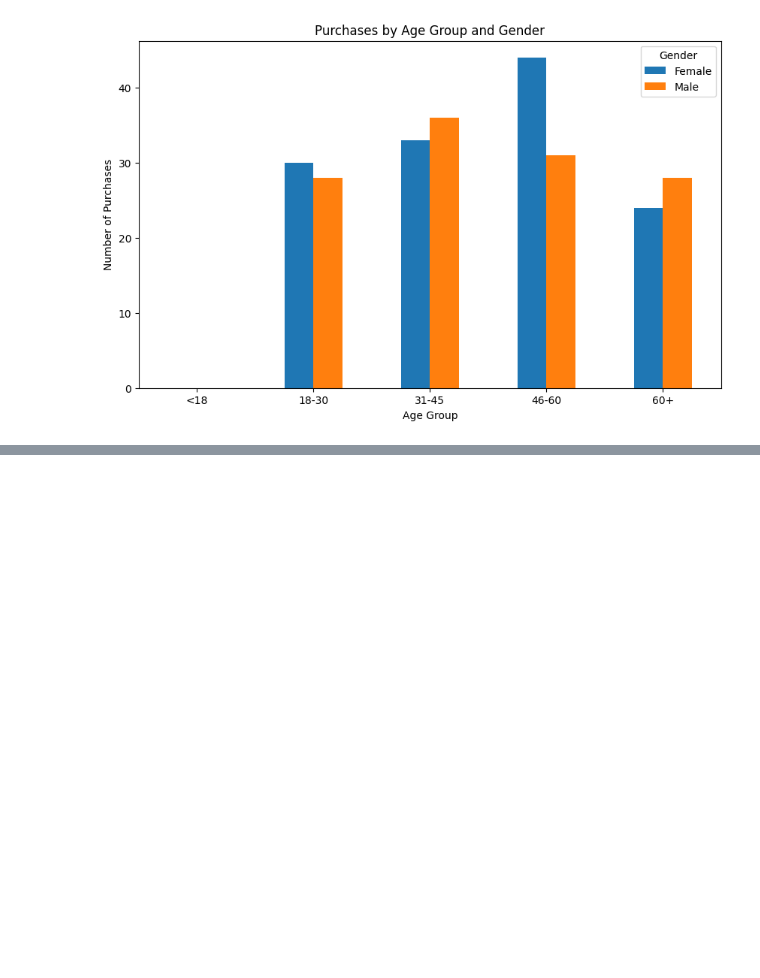
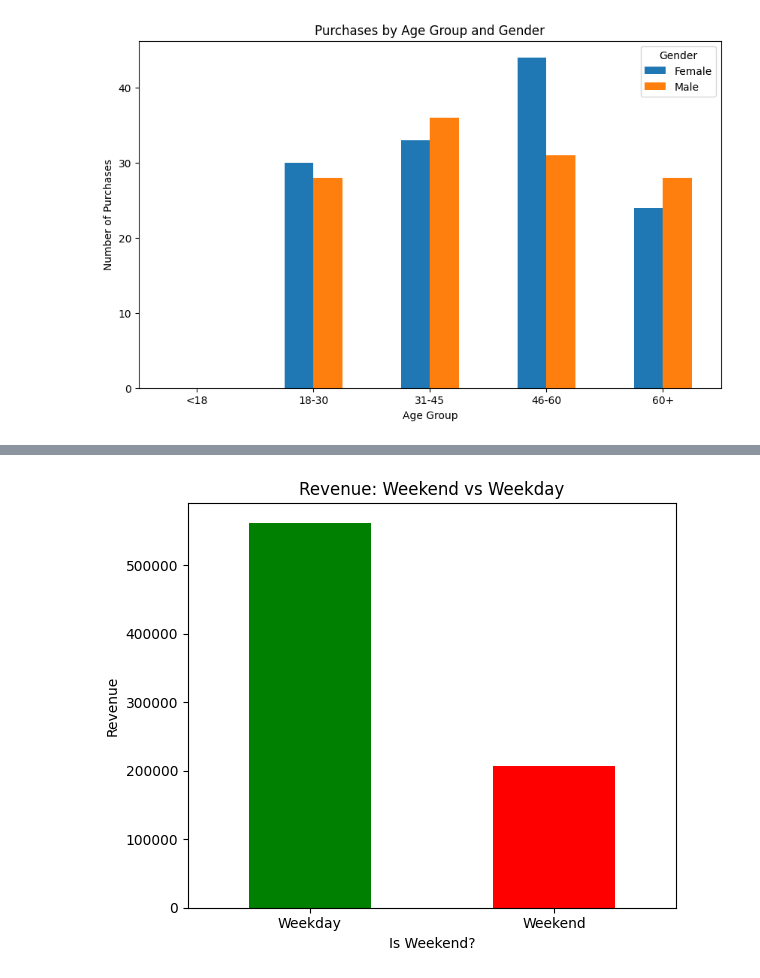
Before and after one commit to YUVASHRI-25/Restaurant-sales-data-, a Jupyter notebook: code.ipynb, the cells around one changed output, grey strips where cells are left out. Cells and saved outputs as stored; diff of their text form; code cells hidden in the pictures; blank space fills up the shorter version.

```diff
--- a/code.ipynb
+++ b/code.ipynb
@@ -418,3 +424,7 @@ plt.xticks(rotation=0)
 plt.show()
 # %% [output]
 [figure]
+# %%
+# Convert Date column to datetime (format = day-month-year)
+df['Date'] = pd.to_datetime(df['Date'], format='%d-%m-%Y', errors='coerce')
+df['Date']
@@ -420,0 +444,4 @@ plt.show()
+# %%
+# Now add Weekday and Is_Weekend
+df['Weekday'] = df['Date'].dt.day_name()
+df['Weekday']
@@ -420,0 +461,3 @@ plt.show()
+# %%
+df['Is_Weekend'] = df['Weekday'].isin(['Saturday', 'Sunday'])
+df['Is_Weekend']
@@ -420,0 +477,13 @@ plt.show()
+# %%
+weekend_revenue = df.groupby('Is_Weekend')['Revenue'].sum()
+
+plt.figure(figsize=(6,5))
+weekend_revenue.plot(kind='bar', color=['green','red'])
+plt.title("Revenue: Weekend vs Weekday")
+plt.xlabel("Is Weekend?")
+plt.ylabel("Revenue")
+plt.xticks([0,1], ['Weekday','Weekend'], rotation=0)
+plt.tight_layout()
+plt.show()
+# %% [output]
+[figure, added]
```
Also changed, not shown: parts of 5 cells of this notebook.
